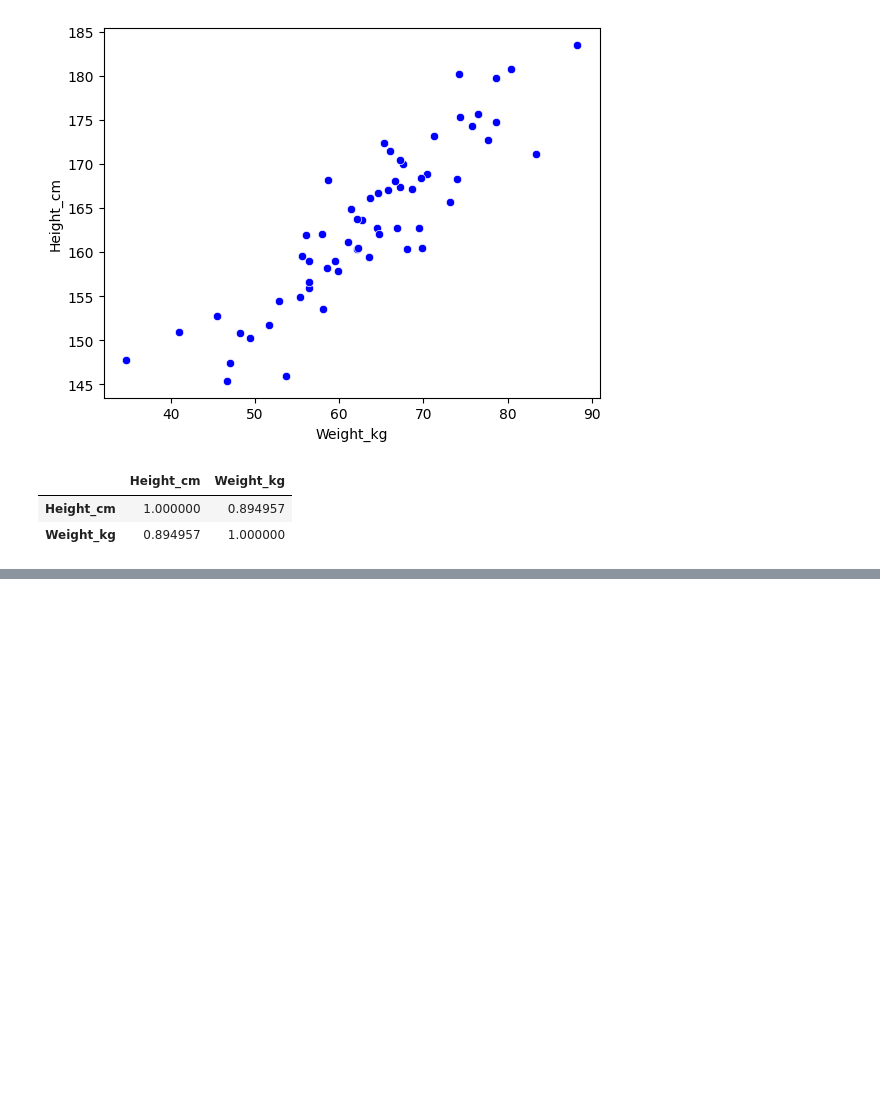
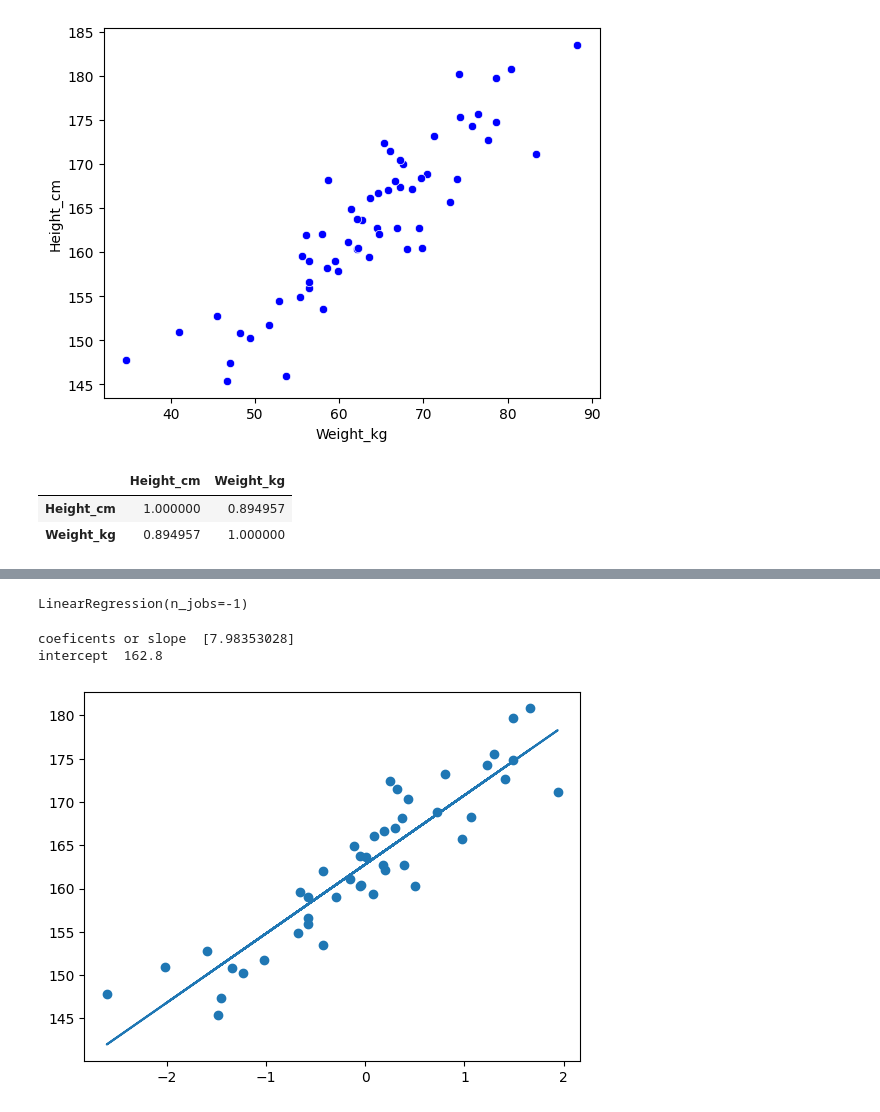
Before and after one commit to atulshahi6310/machine_learning_with_python, a Jupyter notebook: machine_learning_algo/ml_intro.ipynb, the cells around one changed output, grey strips where cells are left out. Cells and saved outputs as stored; diff of their text form; code cells hidden in the pictures; blank space fills up the shorter version.

```diff
--- a/machine_learning_algo/ml_intro.ipynb
+++ b/machine_learning_algo/ml_intro.ipynb
@@ -45,0 +43,4 @@ from sklearn.preprocessing import StandardScaler
+# %%
+scaler= StandardScaler()
+scaler.fit(df)
+x_train = scaler.fit_transform(x_train)
@@ -45,0 +72,19 @@ from sklearn.preprocessing import StandardScaler
+# %%
+reg = LinearRegression(n_jobs = -1)
+# %%
+reg.fit(x_train,y_train)
+# %% [output]
+LinearRegression(n_jobs=-1)
+# %%
+print("coeficents or slope ", reg.coef_)
+print("intercept ", reg.intercept_)
+# %% [output]
+coeficents or slope  [7.98353028]
+intercept  162.8
+# %%
+## with respect to traing data i plot the best fiit line
+plt.scatter(x_train , y_train)
+plt.plot(x_train ,reg.predict(x_train))
+plt.show()
+# %% [output]
+[figure, added]
```
Also changed, not shown: parts of 18 cells of this notebook.
